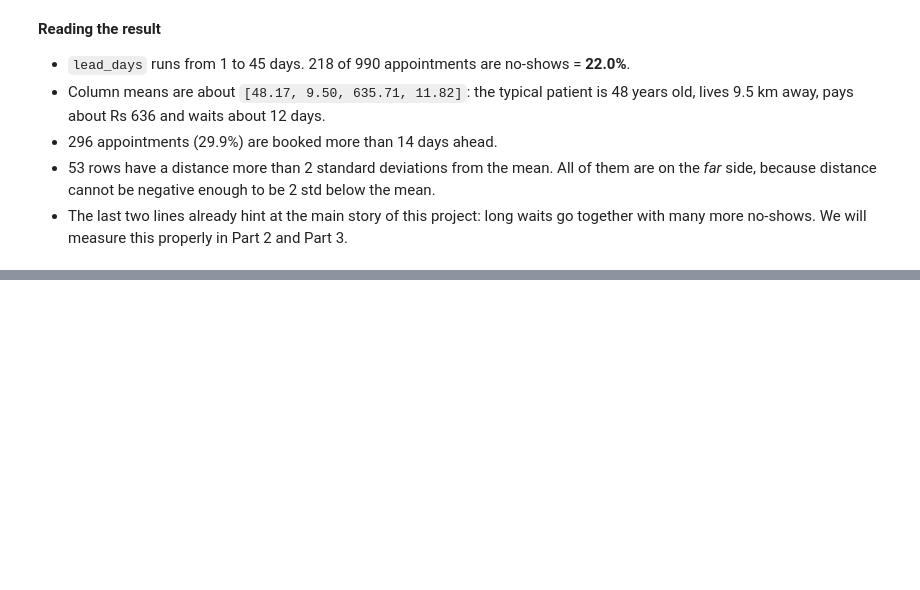
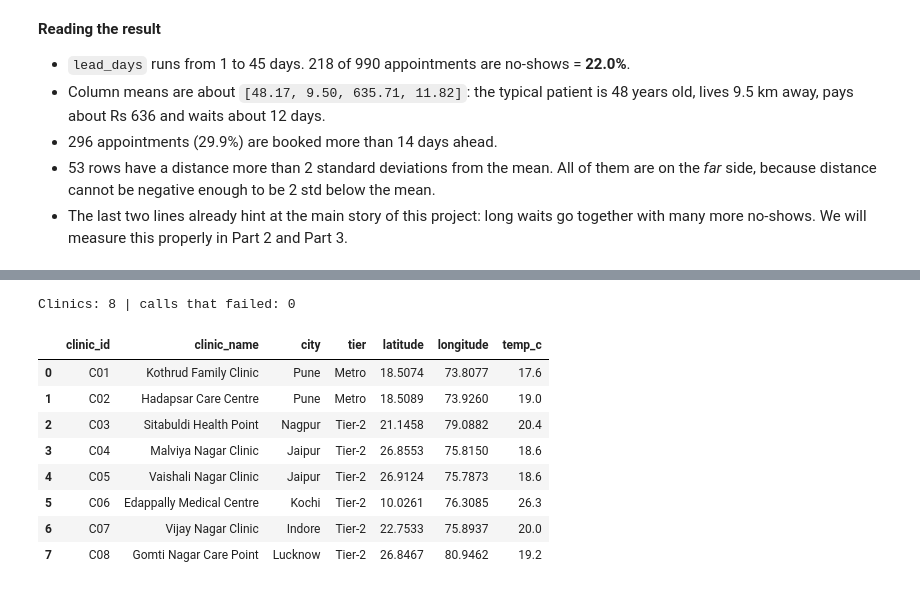
Before and after one commit to Advay4706/MASAI-CAPSTONE-PROJ, a Jupyter notebook: notebooks/01_ingest_clean.ipynb, the cells around one changed output, grey strips where cells are left out. Cells and saved outputs as stored; diff of their text form; code cells hidden in the pictures; blank space fills up the shorter version.

Commit message:
Step 1.5: follow full brief - hourly temperature as temp_c with status check and retry

```diff
--- a/notebooks/01_ingest_clean.ipynb
+++ b/notebooks/01_ingest_clean.ipynb
@@ -518,0 +537,4 @@ No-show rate when lead_days <= 14: 16.7%
+# %%
+clinics = pd.read_csv(DATA / "clinics.csv")
+print(clinics.shape)
+display(clinics)
@@ -518,0 +552,54 @@ No-show rate when lead_days <= 14: 16.7%
+# %%
+import time
+import requests
+
+WEATHER_URL = "https://api.open-meteo.com/v1/forecast"
+
+
+def fetch_temp_c(clinic_name, latitude, longitude):
+    """Return one temperature (deg C) for a place, or None if the call failed twice."""
+    params = {"latitude": latitude, "longitude": longitude,
+              "hourly": "temperature_2m", "forecast_days": 1}
+    reason = "unknown"
+    for attempt in (1, 2):                    # attempt 1 = first try, attempt 2 = the one retry
+        try:
+            response = requests.get(WEATHER_URL, params=params, timeout=10)
+            if response.status_code != 200:   # 200 means OK; anything else is a failure
+                reason = f"status code {response.status_code}"
+            else:
+                data = response.json()
+                if "hourly" not in data or not data["hourly"].get("temperature_2m"):
+                    reason = "reply has no hourly temperature"
+                else:
+                    return data["hourly"]["temperature_2m"][0]   # first value = midnight UTC
+        except requests.exceptions.RequestException as err:
+            # Covers timeouts, no internet, DNS problems, and replies that are not JSON.
+            reason = type(err).__name__
+        if attempt == 1:
+            time.sleep(1)                     # short pause, then retry this clinic once
+    print(f"FAILED for {clinic_name}: {reason} -> temp_c stored as None")
+    return None                               # failed twice: say so honestly
+
+
+temps = []
+for clinic in clinics.itertuples():            # only 8 rows, so a simple loop is fine here
+    temps.append(fetch_temp_c(clinic.clinic_name, clinic.latitude, clinic.longitude))
+    time.sleep(0.2)                            # be polite to a free public API
+
+clinics_enriched = clinics.copy()
+clinics_enriched["temp_c"] = temps             # None becomes an empty cell in the CSV
+clinics_enriched.to_csv(OUT / "clinics_enriched.csv", index=False)
+
+print("Clinics:", len(clinics_enriched), "| calls that failed:", int(clinics_enriched["temp_c"].isna().sum()))
+display(clinics_enriched)
+# %% [output]
+Clinics: 8 | calls that failed: 0
+|  | clinic_id | clinic_name | city | tier | latitude | longitude | temp_c |
+| 0 | C01 | Kothrud Family Clinic | Pune | Metro | 18.5074 | 73.8077 | 17.6 |
+| 1 | C02 | Hadapsar Care Centre | Pune | Metro | 18.5089 | 73.9260 | 19.0 |
+| 2 | C03 | Sitabuldi Health Point | Nagpur | Tier-2 | 21.1458 | 79.0882 | 20.4 |
+| 3 | C04 | Malviya Nagar Clinic | Jaipur | Tier-2 | 26.8553 | 75.8150 | 18.6 |
+| 4 | C05 | Vaishali Nagar Clinic | Jaipur | Tier-2 | 26.9124 | 75.7873 | 18.6 |
+| 5 | C06 | Edappally Medical Centre | Kochi | Tier-2 | 10.0261 | 76.3085 | 26.3 |
+| 6 | C07 | Vijay Nagar Clinic | Indore | Tier-2 | 22.7533 | 75.8937 | 20.0 |
+| 7 | C08 | Gomti Nagar Care Point | Lucknow | Tier-2 | 26.8467 | 80.9462 | 19.2 |
```
Also changed, not shown: parts of 3 cells of this notebook, 1 other file.
